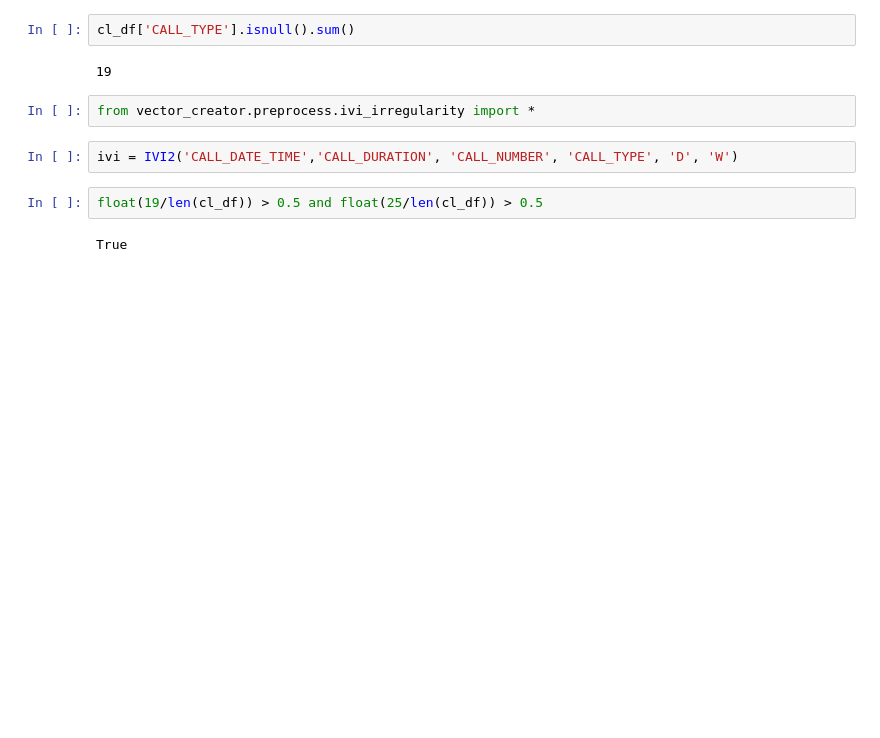
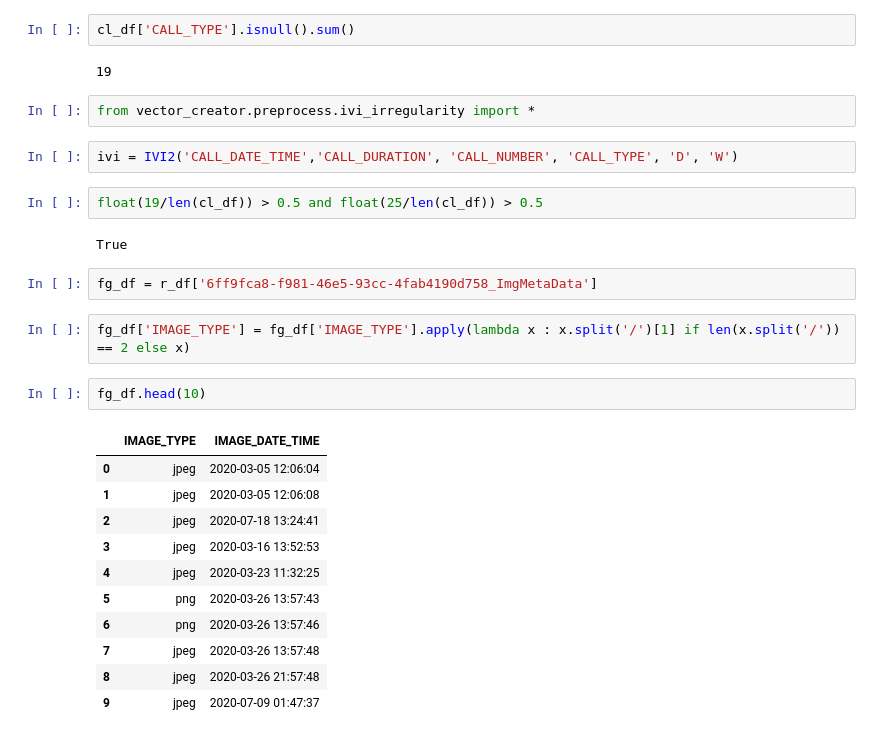
Before and after one commit to oavioz/Louie7Predictors, a Jupyter notebook: metadata_to_vec.ipynb, the cells around one changed output. Saved outputs shown, nothing was run; the diff lists cells and outputs as text; blank space fills up the shorter version.

```diff
--- a/metadata_to_vec.ipynb
+++ b/metadata_to_vec.ipynb
@@ -140,3 +110,21 @@ ivi = IVI2('CALL_DATE_TIME','CALL_DURATION', 'CALL_NUMBER', 'CALL_TYPE', 'D', 'W
 float(19/len(cl_df)) > 0.5 and float(25/len(cl_df)) > 0.5
 # %% [output]
 True
+# %%
+fg_df = r_df['6ff9fca8-f981-46e5-93cc-4fab4190d758_ImgMetaData']
+# %%
+fg_df['IMAGE_TYPE'] = fg_df['IMAGE_TYPE'].apply(lambda x : x.split('/')[1] if len(x.split('/')) == 2 else x)
+# %%
+fg_df.head(10)
+# %% [output]
+|  | IMAGE_TYPE | IMAGE_DATE_TIME |
+| 0 | jpeg | 2020-03-05 12:06:04 |
+| 1 | jpeg | 2020-03-05 12:06:08 |
+| 2 | jpeg | 2020-07-18 13:24:41 |
+| 3 | jpeg | 2020-03-16 13:52:53 |
+| 4 | jpeg | 2020-03-23 11:32:25 |
+| 5 | png | 2020-03-26 13:57:43 |
+| 6 | png | 2020-03-26 13:57:46 |
+| 7 | jpeg | 2020-03-26 13:57:48 |
+| 8 | jpeg | 2020-03-26 21:57:48 |
+| 9 | jpeg | 2020-07-09 01:47:37 |
```
Also changed, not shown: parts of 18 cells of this notebook, 7 other files.
